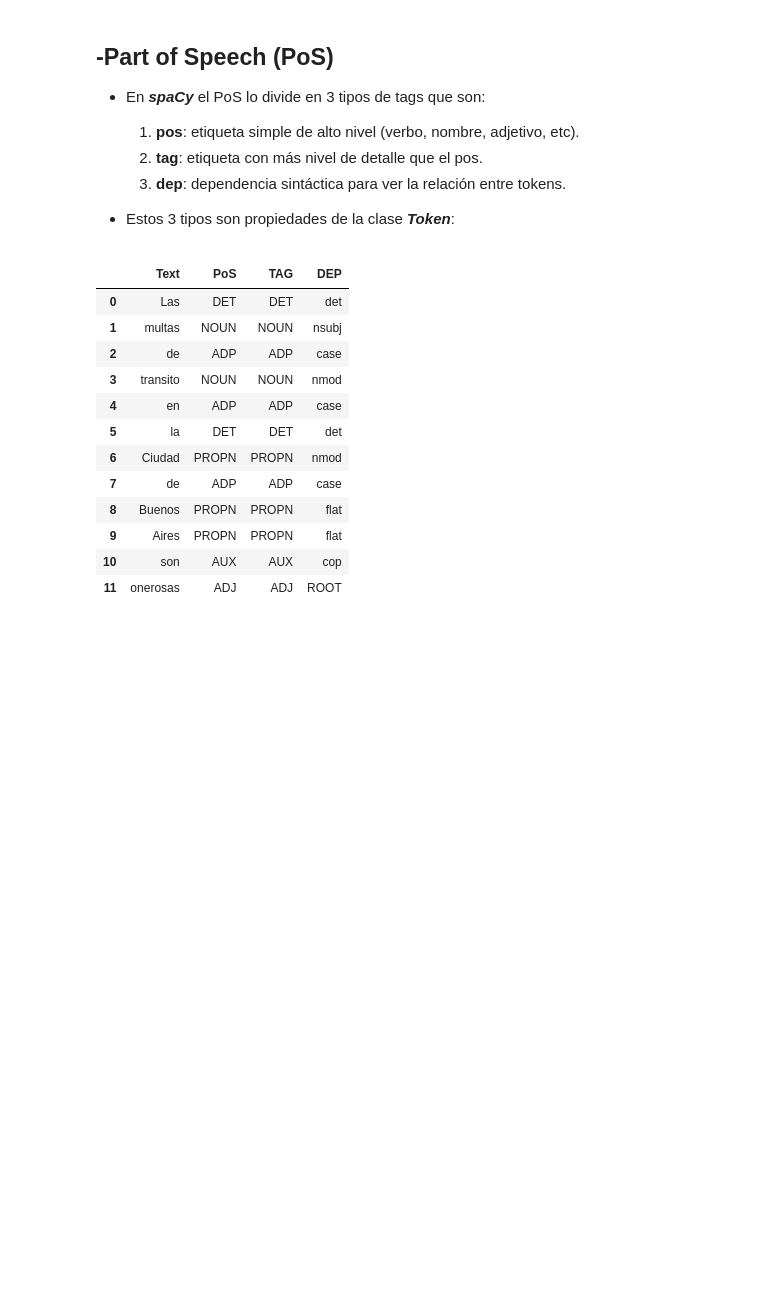
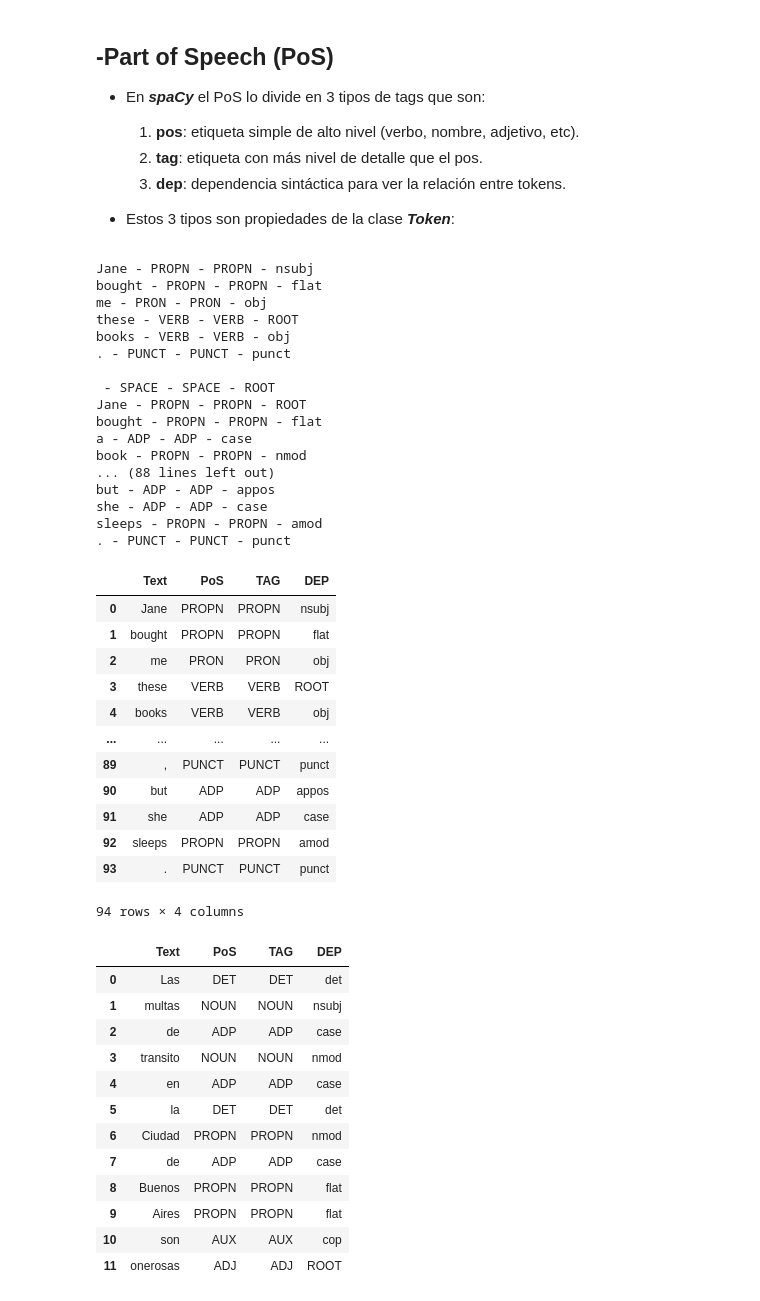
Before and after one commit to Viny2030/NLP, a Jupyter notebook: 3_Normalizacionspacy.ipynb, the cells around one changed output. Saved outputs shown, nothing was run; the diff lists cells and outputs as text; code cells hidden in the pictures; blank space fills up the shorter version.

```diff
--- a/3_Normalizacionspacy.ipynb
+++ b/3_Normalizacionspacy.ipynb
@@ -183,7 +224,3 @@ print([s.text for s in doc.sents])
 
 
 * Los objetos de la clase ***Token*** tienen la propiedad (o atributo) ***lema_*** que nos devuelve el lema del token (o la palabra).
-# %%
-doc = nlp("Las multas de transito en la Ciudad de Buenos Aires son onerosas")
-for word in doc:
-    print(word.text + ' - ' + word.lemma_)
@@ -202,0 +227,4 @@ onerosas - oneroso
+# %%
+doc1 = nlp("Jane bought me these books.\nJane bought a book for me.\nShe dropped a line to him. Thank you.\nShe sleeps.\nI sleep a lot.\nI was born in Madrid.\nthe cat was chased by the dog.\nI was born in Madrid during 1995.\nOut of all this , something good will come.\nSusan left after the rehearsal. She did it well.\nShe sleeps during the morning, but she sleeps.")
+for word in doc1:
+    print(word.text + ' - ' + word.lemma_)
@@ -222,3 +278,8 @@ Stop words: ['cuenta', 'siempre', 'donde', 'pueden', 'tu', 'también', 'habrá',
 
 
 * Veamos a continuación como obtener las stop words de una frase con spaCy:
+# %%
+doc1 = nlp("Jane bought me these books.\nJane bought a book for me.\nShe dropped a line to him. Thank you.\nShe sleeps.\nI sleep a lot.\nI was born in Madrid.\nthe cat was chased by the dog.\nI was born in Madrid during 1995.\nOut of all this , something good will come.\nSusan left after the rehearsal. She did it well.\nShe sleeps during the morning, but she sleeps.")
+for word in doc1:
+    if word.is_stop:
+        print(word)
@@ -245,6 +309,45 @@ son
 
 
 * Estos 3 tipos son propiedades de la clase ***Token***:
+# %%
+doc1 = nlp("Jane bought me these books.\nJane bought a book for me.\nShe dropped a line to him. Thank you.\nShe sleeps.\nI sleep a lot.\nI was born in Madrid.\nthe cat was chased by the dog.\nI was born in Madrid during 1995.\nOut of all this , something good will come.\nSusan left after the rehearsal. She did it well.\nShe sleeps during the morning, but she sleeps.")
+for word in doc1:
+    print(word.text + ' - ' + word.pos_ + ' - ' + word.tag_ + ' - ' + word.dep_)
+pos = [[tk.text, tk.pos_, tk.tag_, tk.dep_] for tk in doc1]
+
+import pandas as pd
+pd.DataFrame(pos, columns=["Text", "PoS", "TAG", "DEP"])
+# %% [output]
+Jane - PROPN - PROPN - nsubj
+bought - PROPN - PROPN - flat
+me - PRON - PRON - obj
+these - VERB - VERB - ROOT
+books - VERB - VERB - obj
+. - PUNCT - PUNCT - punct
+
+ - SPACE - SPACE - ROOT
+Jane - PROPN - PROPN - ROOT
+bought - PROPN - PROPN - flat
+a - ADP - ADP - case
+book - PROPN - PROPN - nmod
+... (88 lines left out)
+but - ADP - ADP - appos
+she - ADP - ADP - case
+sleeps - PROPN - PROPN - amod
+. - PUNCT - PUNCT - punct
+|  | Text | PoS | TAG | DEP |
+| 0 | Jane | PROPN | PROPN | nsubj |
+| 1 | bought | PROPN | PROPN | flat |
+| 2 | me | PRON | PRON | obj |
+| 3 | these | VERB | VERB | ROOT |
+| 4 | books | VERB | VERB | obj |
+| ... | ... | ... | ... | ... |
+| 89 | , | PUNCT | PUNCT | punct |
+| 90 | but | ADP | ADP | appos |
+| 91 | she | ADP | ADP | case |
+| 92 | sleeps | PROPN | PROPN | amod |
+| 93 | . | PUNCT | PUNCT | punct |
+94 rows × 4 columns
 # %%
 doc = nlp("Las multas de transito en la Ciudad de Buenos Aires son onerosas")
 pos = [[tk.text, tk.pos_, tk.tag_, tk.dep_] for tk in doc]
```
Also changed, not shown: parts of 15 cells of this notebook.
